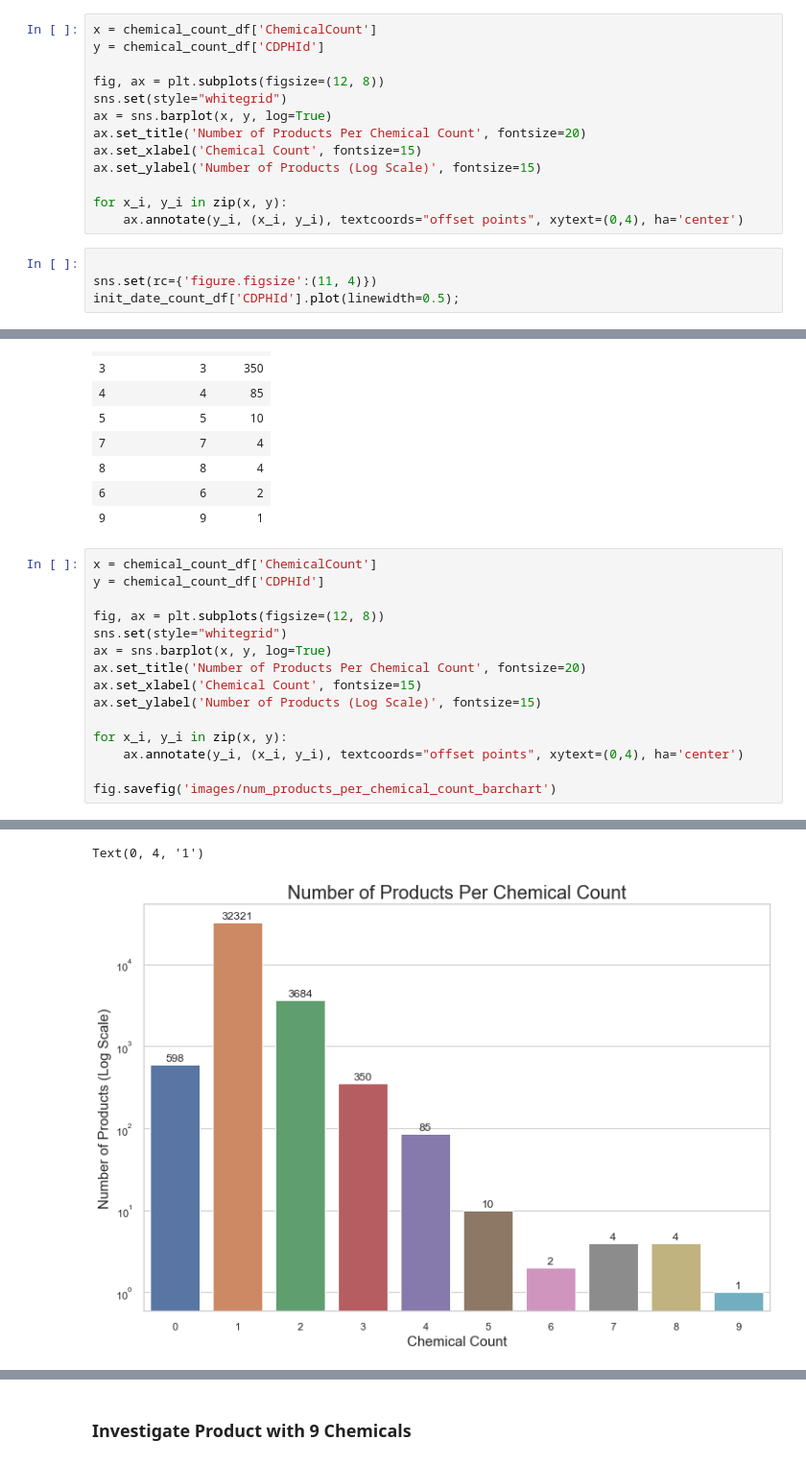
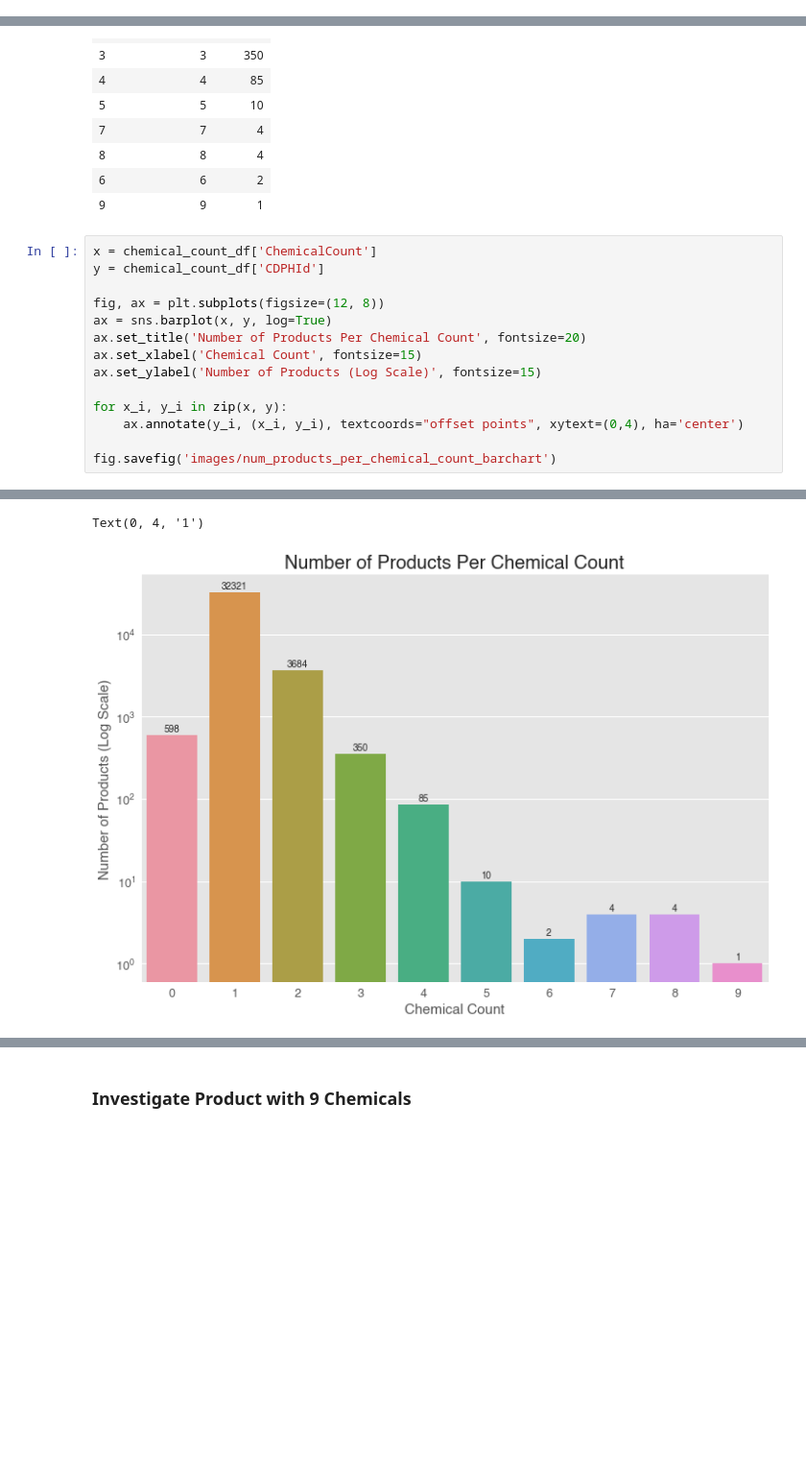
Before and after one commit to chelseanbr/Whats-In-My-Makeup-Bag, a Jupyter notebook: final_data_wrangling_eda.ipynb, the cells around one changed output, grey strips where cells are left out. Shown at 96% size. Cells and saved outputs as stored; diff of their text form; blank space fills up the shorter version.

```diff
--- a/final_data_wrangling_eda.ipynb
+++ b/final_data_wrangling_eda.ipynb
@@ -395,17 +519,0 @@ init_date_count_df
-# %%
-x = chemical_count_df['ChemicalCount']
-y = chemical_count_df['CDPHId']
-
-fig, ax = plt.subplots(figsize=(12, 8))
-sns.set(style="whitegrid")
-ax = sns.barplot(x, y, log=True)
-ax.set_title('Number of Products Per Chemical Count', fontsize=20)
-ax.set_xlabel('Chemical Count', fontsize=15)
-ax.set_ylabel('Number of Products (Log Scale)', fontsize=15)
-
-for x_i, y_i in zip(x, y):
-    ax.annotate(y_i, (x_i, y_i), textcoords="offset points", xytext=(0,4), ha='center')
-# %%
-
-sns.set(rc={'figure.figsize':(11, 4)})
-init_date_count_df['CDPHId'].plot(linewidth=0.5);
@@ -475,30 +627,29 @@ chemical_count_df
 # %%
 x = chemical_count_df['ChemicalCount']
 y = chemical_count_df['CDPHId']
 
 fig, ax = plt.subplots(figsize=(12, 8))
-sns.set(style="whitegrid")
 ax = sns.barplot(x, y, log=True)
 ax.set_title('Number of Products Per Chemical Count', fontsize=20)
 ax.set_xlabel('Chemical Count', fontsize=15)
 ax.set_ylabel('Number of Products (Log Scale)', fontsize=15)
 
 for x_i, y_i in zip(x, y):
     ax.annotate(y_i, (x_i, y_i), textcoords="offset points", xytext=(0,4), ha='center')
 
 fig.savefig('images/num_products_per_chemical_count_barchart')
 # %% [output]
 Text(0.5, 1.0, 'Number of Products Per Chemical Count')
 Text(0.5, 0, 'Chemical Count')
 Text(0, 0.5, 'Number of Products (Log Scale)')
 Text(0, 4, '32321')
 Text(0, 4, '3684')
 Text(0, 4, '598')
 Text(0, 4, '350')
 Text(0, 4, '85')
 Text(0, 4, '10')
 Text(0, 4, '4')
 Text(0, 4, '4')
 Text(0, 4, '2')
 Text(0, 4, '1')
-[figure, old version]
+[figure, new version]
```
Also changed, not shown: parts of 43 cells of this notebook, 8 other files.
